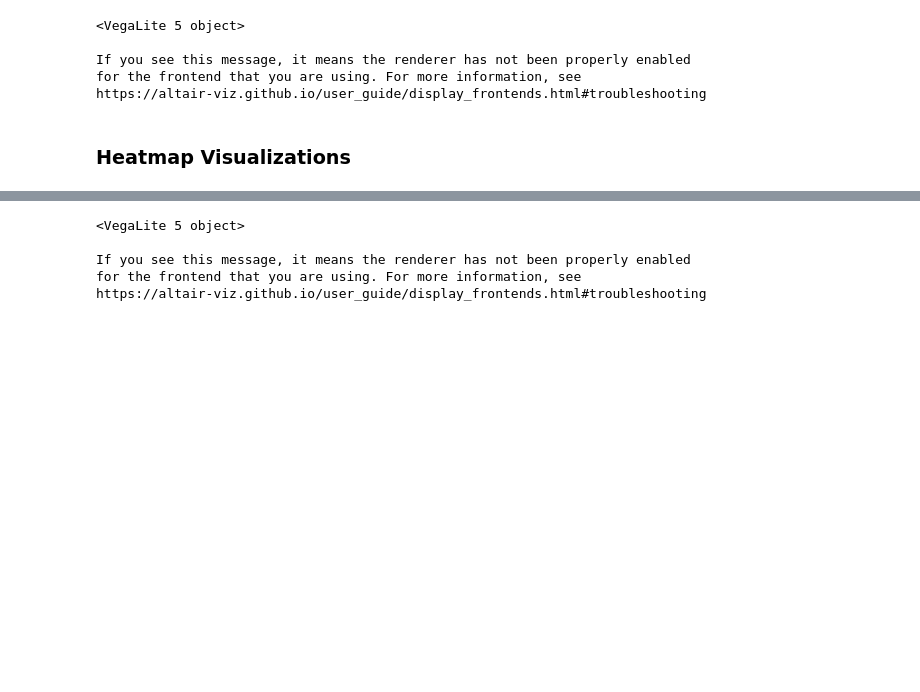
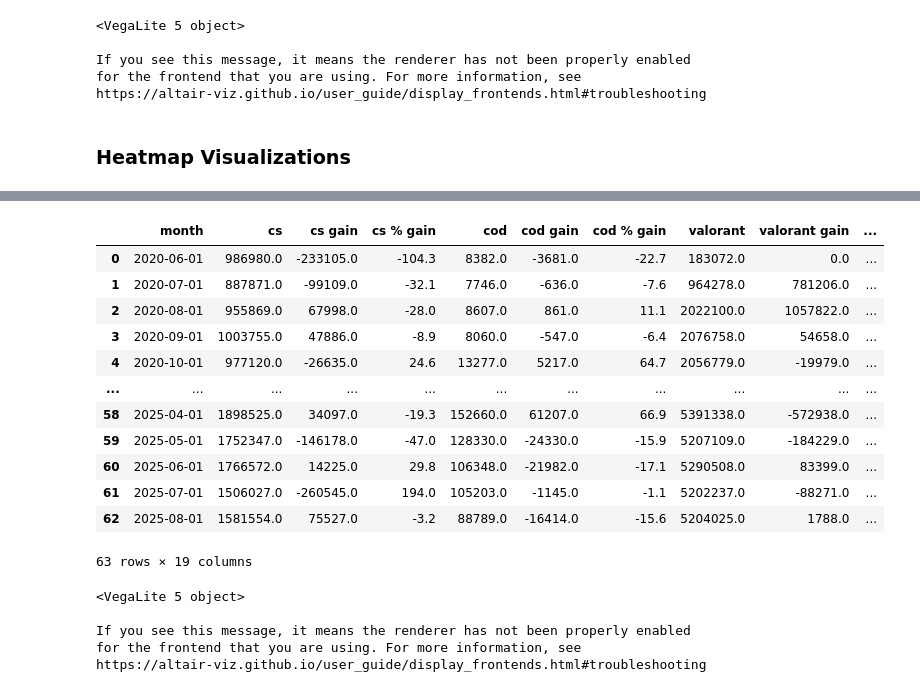
Before and after one commit to Axewuf/Beyond-The-Crosshair, a Jupyter notebook: notebooks/BeyondTheCrosshair.ipynb, the cells around one changed output, grey strips where cells are left out. Drawn from its saved outputs; the diff is of its cells as text; code cells hidden in the pictures; blank space fills up the shorter version.

```diff
--- a/notebooks/BeyondTheCrosshair.ipynb
+++ b/notebooks/BeyondTheCrosshair.ipynb
@@ -35,7 +48,7 @@ merged_cs_twitch = merged_cs_twitch.sort_values(by="peak viewers", ascending=Fal
 # %%
 series = {
     # "All Counter-Strike (aggregate)": cs_merged_grouped,
-    "Counter-Strike (1.6)": cs_data,
+    "Counter-Strike (1.6)": cs16_data,
     "Counter-Strike: Source": css_data,
     "Counter-Strike: Condition Zero": cscz_data,
     "Counter-Strike: Global Offensive": csgo_data,
@@ -333,0 +306,3 @@ pb_fn_data.tail()
+# %%
+cs_merged_data_post2020 = cs_merged_data[cs_merged_data['month'] >= '2020-06-01']
+cs_merged_data_post2020
@@ -334,21 +323,35 @@ pb_fn_data.tail()
 # %%
 def prep(df, name):
-    out = df[['month','peak', '% gain']].copy()
-    out['month'] = pd.to_datetime(out['month']) # Not needed
-    return out.rename(columns={'peak': name})
+    out = df[['month','peak', 'gain', '% gain']].copy()
+    return out.rename(columns={'peak': name, 'gain': name+' gain', '% gain': name+' % gain'})
 # %%
-cs   = prep(pb_cs_data, 'cs')
-cod  = prep(pb_cod_data, 'cod')
-val  = prep(pb_val_data, 'valorant')
-sie  = prep(pb_siege_data, 'siege')
-fn   = prep(pb_fn_data, 'fortnite')
-bf   = prep(pb_bf_data, 'battlefield')
+cs   = prep(cs_merged_data_post2020, 'cs')
+cod  = prep(cod_data, 'cod')
+val  = prep(v_data, 'valorant')
+sie  = prep(rss_data, 'siege')
+fn   = prep(fn_data, 'fortnite')
+bf   = prep(bf_data, 'battlefield')
 
 dfs = [cs, cod, val, sie, fn, bf]
-merged = reduce(lambda l, r: pd.merge(l, r, on='month', how='outer'), dfs).sort_values('month')
+merged = reduce(lambda l, r: pd.merge(l, r, on='month', how='outer', suffixes=("", "_dup")), dfs).sort_values('month')
 
 # (optional) limit to 2020+ across all games to match CS slice
 merged = merged[merged['month'] >= pd.Timestamp('2020-06-01')]
+merged
+# %% [output]
+|  | month | cs | cs gain | cs % gain | cod | cod gain | cod % gain | valorant | valorant gain | ... |
+| 0 | 2020-06-01 | 986980.0 | -233105.0 | -104.3 | 8382.0 | -3681.0 | -22.7 | 183072.0 | 0.0 | ... |
+| 1 | 2020-07-01 | 887871.0 | -99109.0 | -32.1 | 7746.0 | -636.0 | -7.6 | 964278.0 | 781206.0 | ... |
+| 2 | 2020-08-01 | 955869.0 | 67998.0 | -28.0 | 8607.0 | 861.0 | 11.1 | 2022100.0 | 1057822.0 | ... |
+| 3 | 2020-09-01 | 1003755.0 | 47886.0 | -8.9 | 8060.0 | -547.0 | -6.4 | 2076758.0 | 54658.0 | ... |
+| 4 | 2020-10-01 | 977120.0 | -26635.0 | 24.6 | 13277.0 | 5217.0 | 64.7 | 2056779.0 | -19979.0 | ... |
+| ... | ... | ... | ... | ... | ... | ... | ... | ... | ... | ... |
+| 58 | 2025-04-01 | 1898525.0 | 34097.0 | -19.3 | 152660.0 | 61207.0 | 66.9 | 5391338.0 | -572938.0 | ... |
+| 59 | 2025-05-01 | 1752347.0 | -146178.0 | -47.0 | 128330.0 | -24330.0 | -15.9 | 5207109.0 | -184229.0 | ... |
+| 60 | 2025-06-01 | 1766572.0 | 14225.0 | 29.8 | 106348.0 | -21982.0 | -17.1 | 5290508.0 | 83399.0 | ... |
+| 61 | 2025-07-01 | 1506027.0 | -260545.0 | 194.0 | 105203.0 | -1145.0 | -1.1 | 5202237.0 | -88271.0 | ... |
+| 62 | 2025-08-01 | 1581554.0 | 75527.0 | -3.2 | 88789.0 | -16414.0 | -15.6 | 5204025.0 | 1788.0 | ... |
+63 rows × 19 columns
 # %%
 long = merged.melt(id_vars='month', var_name='game', value_name='players')
 
```
Also changed, not shown: parts of 12 cells of this notebook, 7 other files.
